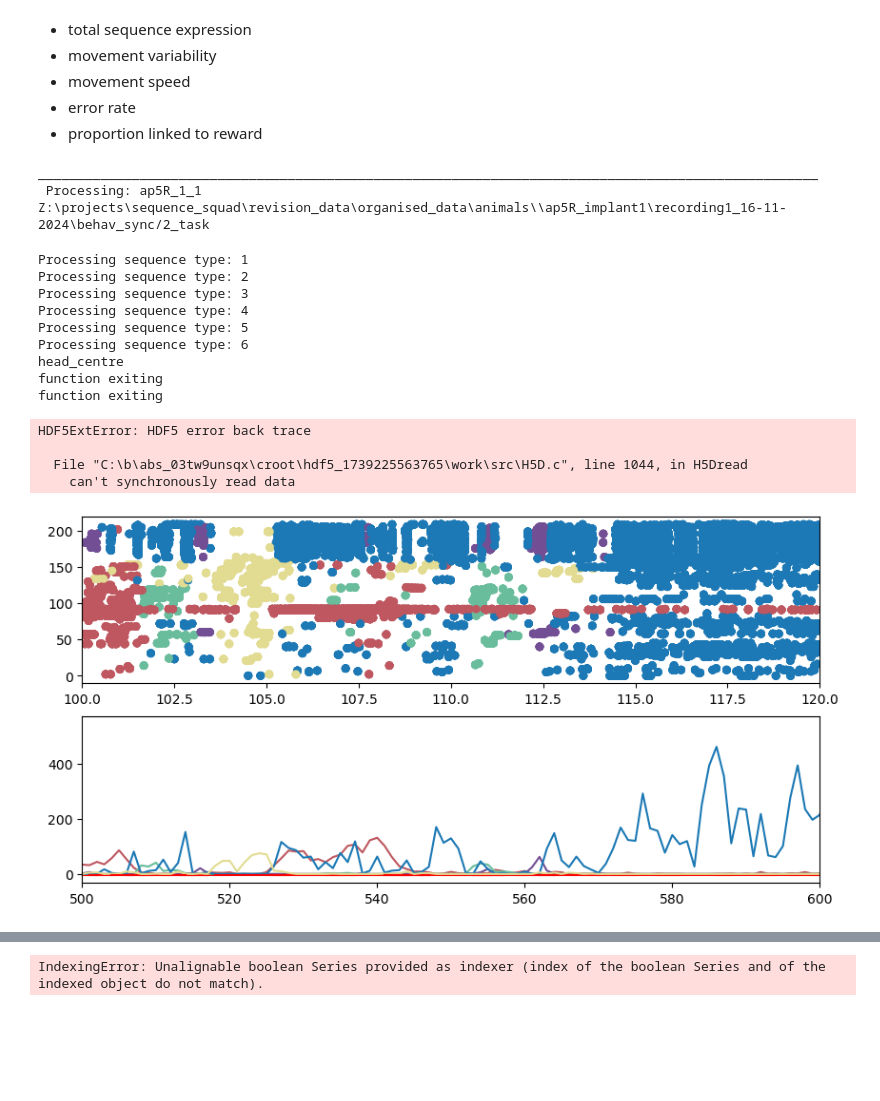
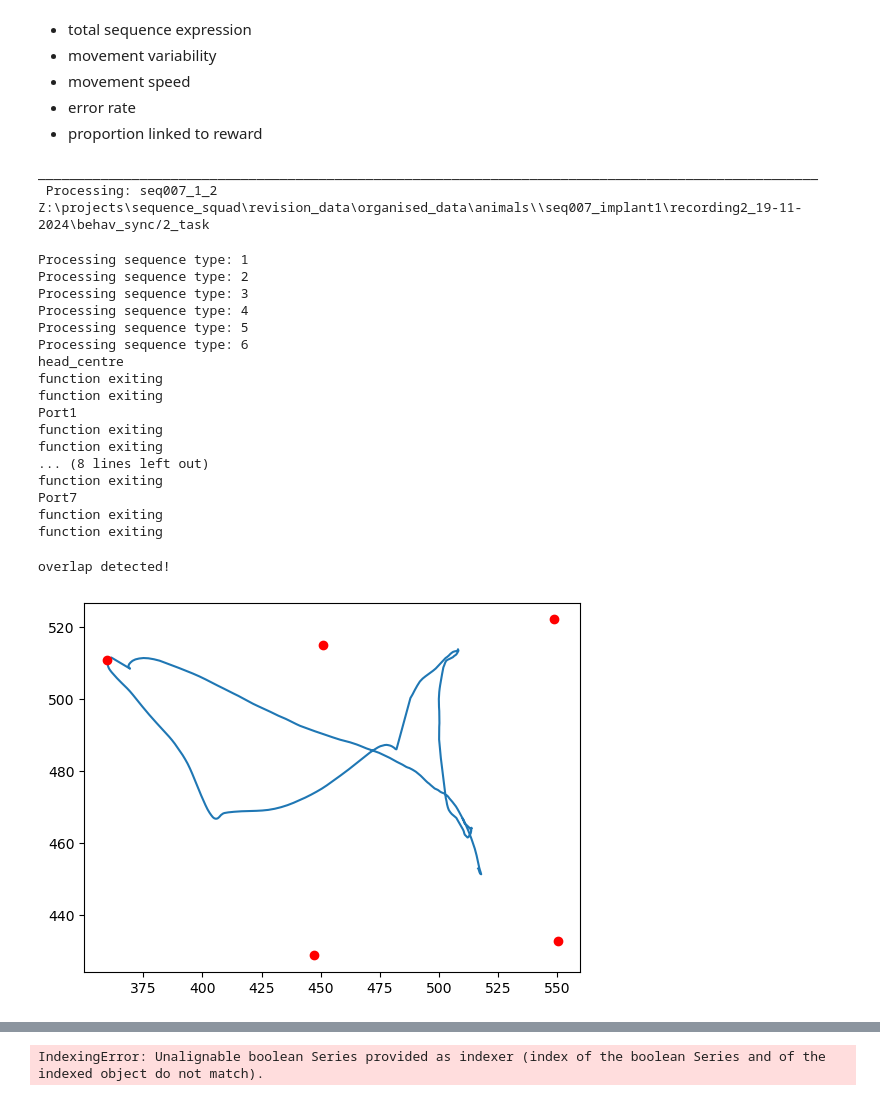
Before and after one commit to EmmettJT/sequences_analyse_PPSeq, a Jupyter notebook: revision_analysis/prioritisation_analysis/behaviour_sleep_link/1_bts_extract_behavioural_features.ipynb, the cells around one changed output, grey strips where cells are left out. Saved outputs shown, nothing was run; the diff lists cells and outputs as text; code cells hidden in the pictures; blank space fills up the shorter version.

```diff
--- a/revision_analysis/prioritisation_analysis/behaviour_sleep_link/1_bts_extract_behavioural_features.ipynb
+++ b/revision_analysis/prioritisation_analysis/behaviour_sleep_link/1_bts_extract_behavioural_features.ipynb
@@ -588,7 +588,7 @@ ________________________________________________________________________________
 # behaviour to sleep
 behav_to_sleep_animals = ['EJT136_1_3','EJT136_1_4','EJT149_1_1','EJT178_1_4','EJT178_1_5','EJT178_1_6','EJT178_1_7','EJT178_1_8','EJT178_1_9','EJT178_2_1','EJT178_2_2','EJT178_2_4','EJT269_1_1','EJT269_1_3','EJT269_1_4','EJT269_1_7','EJT270_1_3','EJT270_1_5','EJT270_1_6','seq006_1_11','EJT268_1_2','EJT269_1_2','EJT270_1_1','ap5R_1_1','ap5R_1_3','seq006_1_4','seq006_1_5','seq006_1_6','seq007_1_1','seq007_1_2','seq007_1_3','seq006_1_8','seq006_1_9','seq006_1_10','ap5R_1_2']
 
-behav_to_sleep_animals = ['ap5R_1_1']
+behav_to_sleep_animals = ['seq007_1_2']
 
 for mouse in behav_to_sleep_animals:
     # extract paths from the dict
@@ -702,6 +702,13 @@ for mouse in behav_to_sleep_animals:
     T3_start_ind, T3_end_ind = extract_port_to_port_trajetories(start_port,end_port,frame_filter,threshold_breaks,1,2,5)
     start_port,end_port = 4,5
     T4_start_ind, T4_end_ind = extract_port_to_port_trajetories(start_port,end_port,frame_filter,threshold_breaks,1,2,3)
+
+    # add alteration for this mouse as it messes up
+    if mouse == 'seq006_1_5' or mouse == 'seq007_1_2':
+        start_port,end_port = 3,4
+        T3_start_ind, T3_end_ind = extract_port_to_port_trajetories(start_port,end_port,frame_filter,threshold_breaks,2,2,2)
+        start_port,end_port = 4,5
+        T4_start_ind, T4_end_ind = extract_port_to_port_trajetories(start_port,end_port,frame_filter,threshold_breaks,2,2,2)
 
     # find average curves by taking traject lines and make them roughly equivalent by interpolating so they have the same number of trakcing points, then for each point in each trajectory find the average xy position to create an average trajectory line
     a_curve1,a_curve2,a_curve3,a_curve4 = find_average_curves(port_centroids,T1_start_ind,T1_end_ind,T2_start_ind,T2_end_ind,T3_start_ind,T3_end_ind,T4_start_ind,T4_end_ind,current_x,current_y,buffer = 10, radius = 45)
@@ -1017,8 +1024,8 @@ print('_________________________________________________________________________
 print('____________________________________________________________________________________________________')
 # %% [output]
 ____________________________________________________________________________________________________
- Processing: ap5R_1_1
-Z:\projects\sequence_squad\revision_data\organised_data\animals\\ap5R_implant1\recording1_16-11-2024\behav_sync/2_task
+ Processing: seq007_1_2
+Z:\projects\sequence_squad\revision_data\organised_data\animals\\seq007_implant1\recording2_19-11-2024\behav_sync/2_task
 Processing sequence type: 1
 Processing sequence type: 2
 Processing sequence type: 3
@@ -1028,8 +1035,54 @@ Processing sequence type: 6
 head_centre
 function exiting
 function exiting
+Port1
+function exiting
+function exiting
+... (8 lines left out)
+function exiting
+Port7
+function exiting
+function exiting
-HDF5ExtError: HDF5 error back trace
-
-  File "C:\b\abs_03tw9unsqx\croot\hdf5_1739225563765\work\src\H5D.c", line 1044, in H5Dread
-    can't synchronously read data
-[figure, removed]
+# %%
+def join_curves(curve1, curve2, cut=True, overlap_thresh=0.1):
+    """
+    Join two curves at the closest points if they touch near endpoints (within first/last 20%).
+    Otherwise, join endpoints.
+    """
+    point1, point2 = find_closest_points(curve1, curve2, cut)
+
+    # distance check (touching if close enough)
+    if np.linalg.norm(np.array(point1) - np.array(point2)) < 2:
+        index1 = curve1.index(point1.tolist())
+        index2 = curve2.index(point2.tolist())
+
+        # Check if the overlap point is near start or end of curve1
+        near_end_curve1 = (index1 <= len(curve1) * overlap_thresh) or (index1 >= len(curve1) * (1 - overlap_thresh))
+        # Same for curve2
+        near_end_curve2 = (index2 <= len(curve2) * overlap_thresh) or (index2 >= len(curve2) * (1 - overlap_thresh))
+
+        if near_end_curve1 or near_end_curve2:
+            print("Overlap detected near curve ends")
+            return curve1[:index1+1] + curve2[index2:]
+
+    # Default: just concatenate fully
+    return curve1 + curve2
+# %%
+new = join_curves(a_curve1, a_curve2,cut = True)
+new = join_curves(new, a_curve3,cut = True)
+# new = join_curves(new, a_curve4,cut = True)
+# join the two ends together to make a complete circle
+complete_average = join_make_full_circle(new)
+# %% [output]
+overlap detected!
+# %%
+# new = join_curves(a_curve1, a_curve2,cut = True)
+plt.plot([item[0] for item in new], [item[1] for item in new])
+# plt.plot([item[0] for item in a_curve2], [item[1] for item in a_curve2])
+# plt.plot([item[0] for item in a_curve3], [item[1] for item in a_curve3])
+# plt.plot([item[0] for item in a_curve4], [item[1] for item in a_curve4])
+
+for port in port_centroids:
+    plt.plot(port[0], port[1], 'o', color='red')
+# %% [output]
+[figure, added]
```
Also changed, not shown: parts of 17 cells of this notebook.
